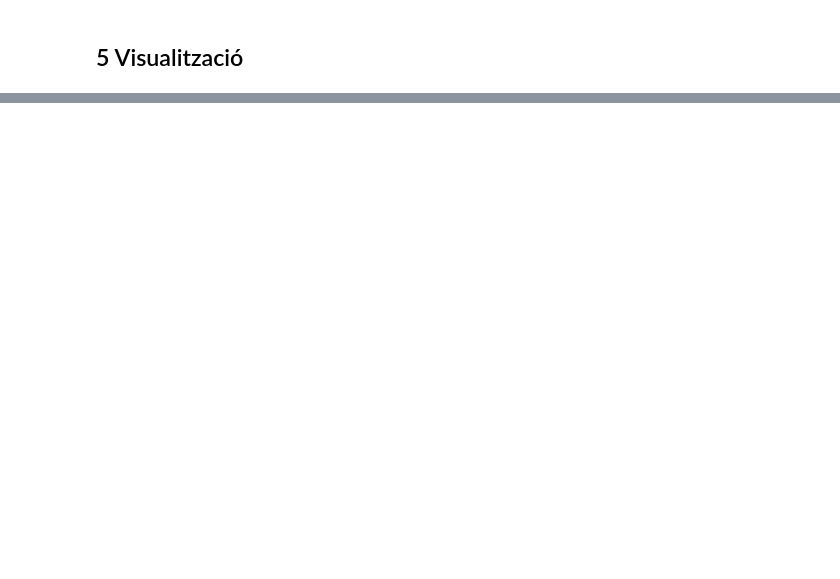
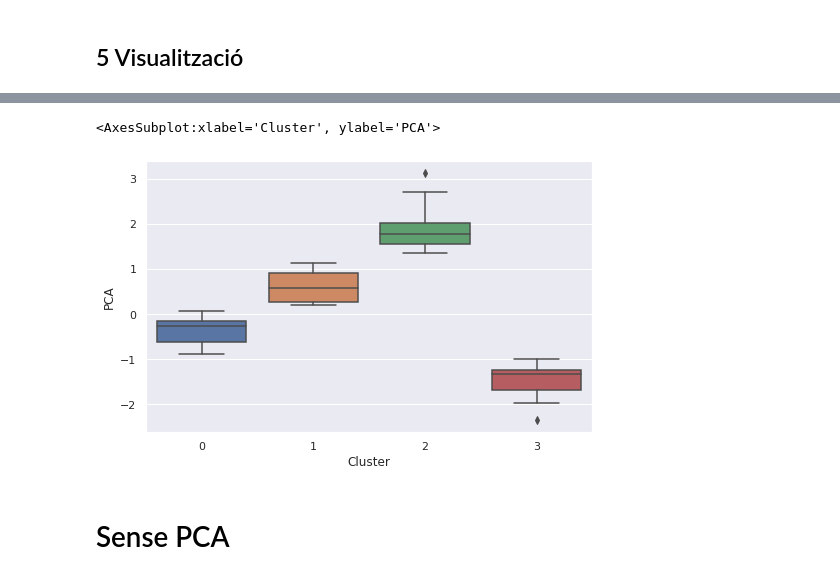
Before and after one commit to aina1997/MasterClassDS, a Jupyter notebook: Introducció a la Intel·ligència artificial/AI- Unsupervised.ipynb, the cells around one changed output, grey strips where cells are left out. Cells and saved outputs as stored; diff of their text form; code cells hidden in the pictures; blank space fills up the shorter version.

```diff
--- a/Introducció a la Intel·ligència artificial/AI- Unsupervised.ipynb
+++ b/Introducció a la Intel·ligència artificial/AI- Unsupervised.ipynb
@@ -329,0 +330,8 @@ ax = sns.countplot(x="Cluster", hue="target", data=df, palette="Set3")
+# %%
+df['PCA'] = df_pca
+sns.boxplot(x='Cluster', y='PCA', data=df)
+# %% [output]
+<AxesSubplot:xlabel='Cluster', ylabel='PCA'>
+[figure, added]
+# %% [markdown]
+# Sense PCA
```
Also changed, not shown: parts of 21 cells of this notebook, 2 other files.
